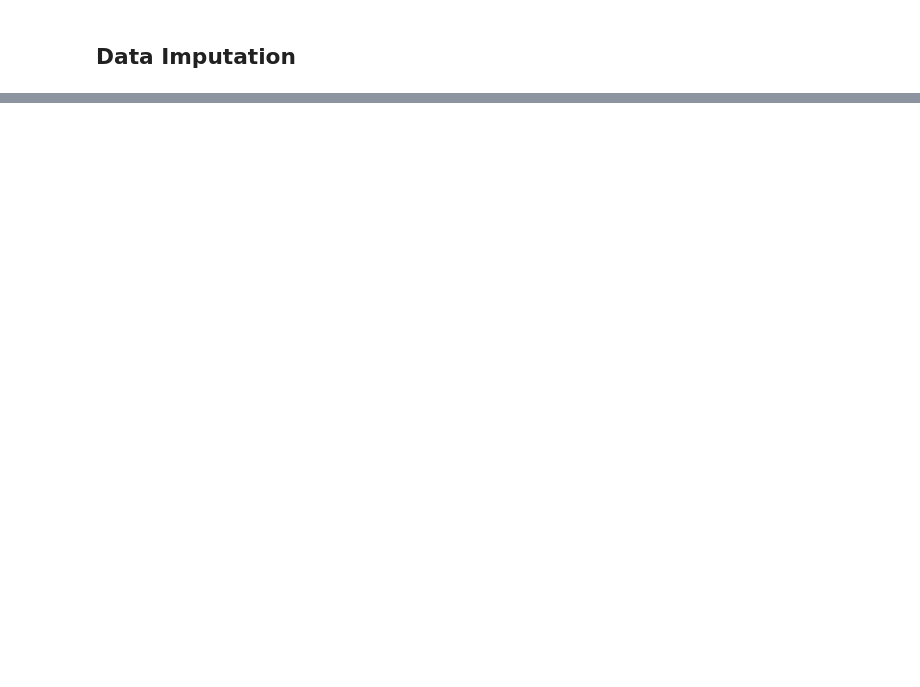
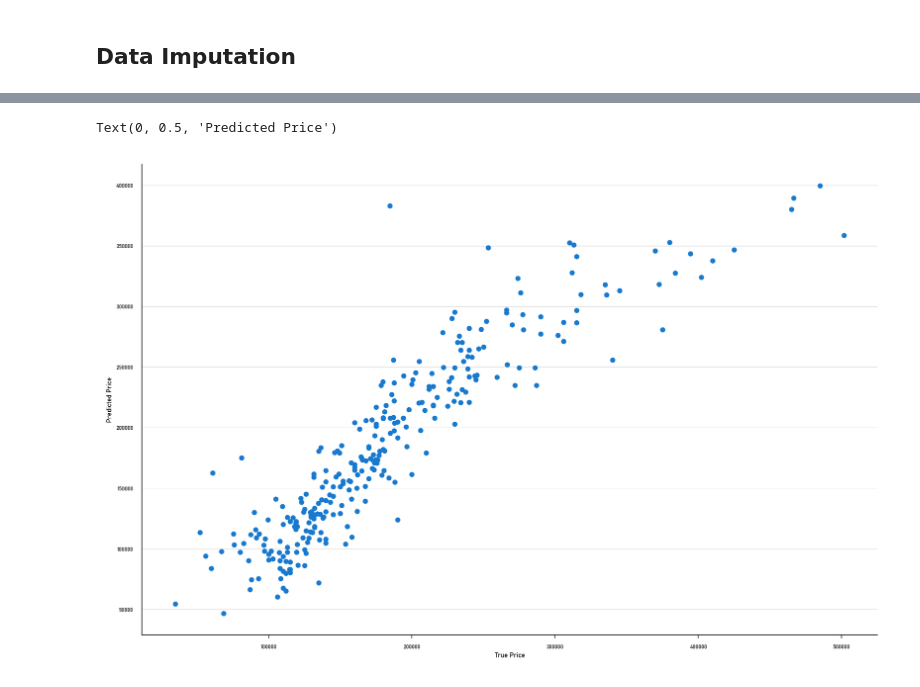
Before and after one commit to aambardar/kc-house-price, a Jupyter notebook: src/prelim_eda.ipynb, the cells around one changed output, grey strips where cells are left out. Cells and saved outputs as stored; diff of their text form; code cells hidden in the pictures; blank space fills up the shorter version.

```diff
--- a/src/prelim_eda.ipynb
+++ b/src/prelim_eda.ipynb
@@ -128,0 +113,32 @@ X_train_transformed = pd.DataFrame(X_train_transformed, columns=X_train.columns)
+# %%
+house_pipe = Pipeline([
+    ('imputer_num', feimp.MeanMedianImputer(imputation_method='median',
+                                          variables=['LotFrontage', 'MasVnrArea',  'GarageYrBlt'])),
+
+    ('imputer_cat', feimp.CategoricalImputer(variables=cat_cols)),
+
+    # categorical encoding - section 7-10
+    ('rare_label_enc', feenc.RareLabelEncoder(
+        tol=0.05, n_categories=1, variables=cat_cols+disc_cols)),
+
+    ('categorical_enc', feenc.OrdinalEncoder(
+        encoding_method='ordered', variables=cat_cols+disc_cols)),
+
+    # discretisation + encoding - section 12
+    ('discretisation', fedisc.EqualFrequencyDiscretiser(
+        q=5, return_object=True, variables=num_cols)),
+
+    ('encoding', feenc.OrdinalEncoder(
+        encoding_method='ordered', variables=num_cols)),
+
+    # feature Scaling - section 18
+    ('scaler', StandardScaler()),
+
+    # regression
+    ('lasso', Lasso(random_state=0))
+])
+# %%
+house_pipe.fit(X_train, y_train)
+
+X_train_pred = house_pipe.predict(X_train)
+X_val_pred = house_pipe.predict(X_val)
@@ -128,0 +162,9 @@ X_train_transformed = pd.DataFrame(X_train_transformed, columns=X_train.columns)
+# %%
+# plot predictions vs real value
+
+plt.scatter(y_val,X_val_pred)
+plt.xlabel('True Price')
+plt.ylabel('Predicted Price')
+# %% [output]
+Text(0, 0.5, 'Predicted Price')
+[figure, added]
```
Also changed, not shown: parts of 9 cells of this notebook.
